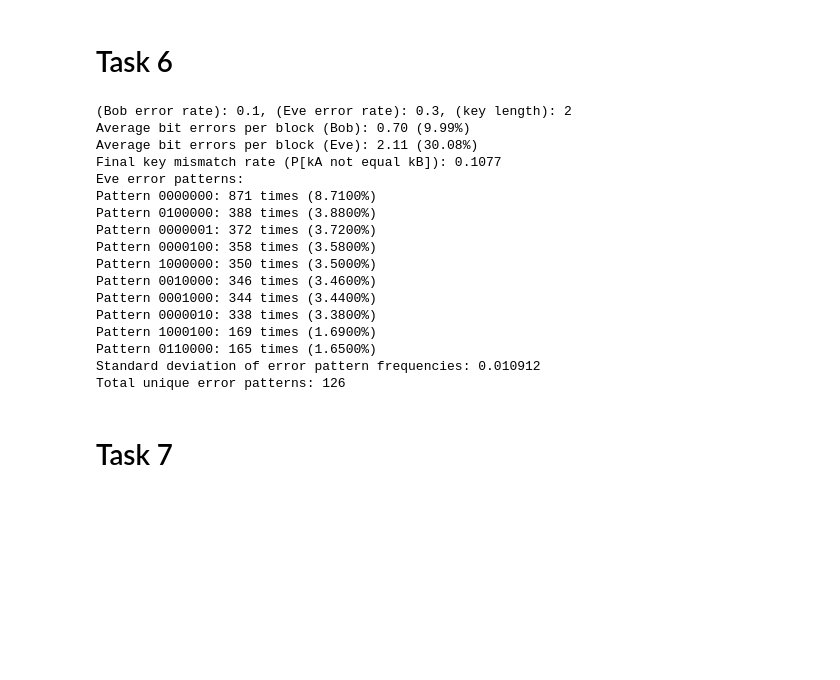
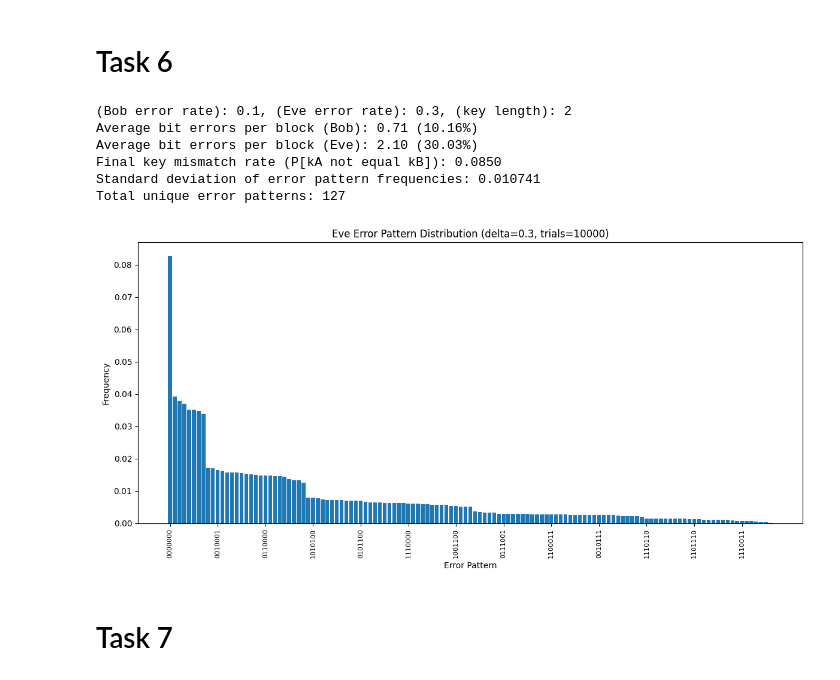
Before and after one commit to lm-schulze/InfoSec, a Jupyter notebook: Lab4.ipynb, the cells around one changed output. Saved outputs shown, nothing was run; the diff lists cells and outputs as text; code cells hidden in the pictures; blank space fills up the shorter version.

```diff
--- a/Lab4.ipynb
+++ b/Lab4.ipynb
@@ -515,54 +515,62 @@ def full_pipeline_bsc(epsilon=0.1, delta=0.2, l=2, trials=10000):
     avg_errors_eve = errors_eve / trials
     mismatch_rate = mismatches / trials
 
     print(f"(Bob error rate): {epsilon}, (Eve error rate): {delta}, (key length): {l}")
     print(f"Average bit errors per block (Bob): {avg_errors_bob:.2f} ({avg_errors_bob/7:.2%})")
     print(f"Average bit errors per block (Eve): {avg_errors_eve:.2f} ({avg_errors_eve/7:.2%})")
     print(f"Final key mismatch rate (P[kA not equal kB]): {mismatch_rate:.4f}")
 
     return mismatch_rate
 
-def analyze_eve_error_patterns(epsilon=0.1, delta=0.3, trials=10000):
+def analyze_eve_error_patterns(epsilon=0.1, delta=0.3, trials=10000, top_n=10):
     bit_length = 7
     error_patterns = Counter()
 
     for _ in range(trials):
         x = np.random.randint(0, 2, bit_length)
         z = bsc_channel(x, delta)
 
         error = (x ^ z).astype(int)
         error_str = ''.join(map(str, error))
         error_patterns[error_str] += 1
 
-    print("Eve error patterns:")
-    for pattern, count in error_patterns.most_common(10):
-        print(f"Pattern {pattern}: {count} times ({count/trials:.4%})")
+    sorted_patterns = error_patterns.most_common()
+    patterns = [p for p, _ in sorted_patterns]
+    counts = [c for _, c in sorted_patterns]
 
-    frequencies = np.array(list(error_patterns.values())) / trials
+    frequencies = np.array(counts) / trials
     std_dev = np.std(frequencies)
+
+
     print(f"Standard deviation of error pattern frequencies: {std_dev:.6f}")
     print(f"Total unique error patterns: {len(error_patterns)}")
 
+    # Plot o
+    plt.figure(figsize=(12, 6))
+    plt.bar(range(len(frequencies)), frequencies)
+    plt.xticks(
+        [i for i in range(len(frequencies)) if i % 10 == 0],
+        [patterns[i] for i in range(len(frequencies)) if i % 10 == 0],
+        rotation=90,
+        fontsize=8     )
+    plt.xlabel("Error Pattern")
+    plt.ylabel("Frequency")
+    plt.title(f"Eve Error Pattern Distribution (delta={delta}, trials={trials})")
+    plt.tight_layout()
+    plt.show()
+
+
+
 full_pipeline_bsc(epsilon=0.1, delta=0.3, l=2, trials=10000)
 analyze_eve_error_patterns(epsilon=0.1, delta=0.3, trials=10000)
 # %% [output]
 (Bob error rate): 0.1, (Eve error rate): 0.3, (key length): 2
-Average bit errors per block (Bob): 0.70 (9.99%)
-Average bit errors per block (Eve): 2.11 (30.08%)
-Final key mismatch rate (P[kA not equal kB]): 0.1077
-Eve error patterns:
-Pattern 0000000: 871 times (8.7100%)
-Pattern 0100000: 388 times (3.8800%)
-Pattern 0000001: 372 times (3.7200%)
-Pattern 0000100: 358 times (3.5800%)
-Pattern 1000000: 350 times (3.5000%)
-Pattern 0010000: 346 times (3.4600%)
-Pattern 0001000: 344 times (3.4400%)
-Pattern 0000010: 338 times (3.3800%)
-Pattern 1000100: 169 times (1.6900%)
-Pattern 0110000: 165 times (1.6500%)
-Standard deviation of error pattern frequencies: 0.010912
-Total unique error patterns: 126
+Average bit errors per block (Bob): 0.71 (10.16%)
+Average bit errors per block (Eve): 2.10 (30.03%)
+Final key mismatch rate (P[kA not equal kB]): 0.0850
+Standard deviation of error pattern frequencies: 0.010741
+Total unique error patterns: 127
+[figure, added]
 # %% [markdown]
 # Task 7
 # %%
```
Also changed, not shown: parts of 4 cells of this notebook.
